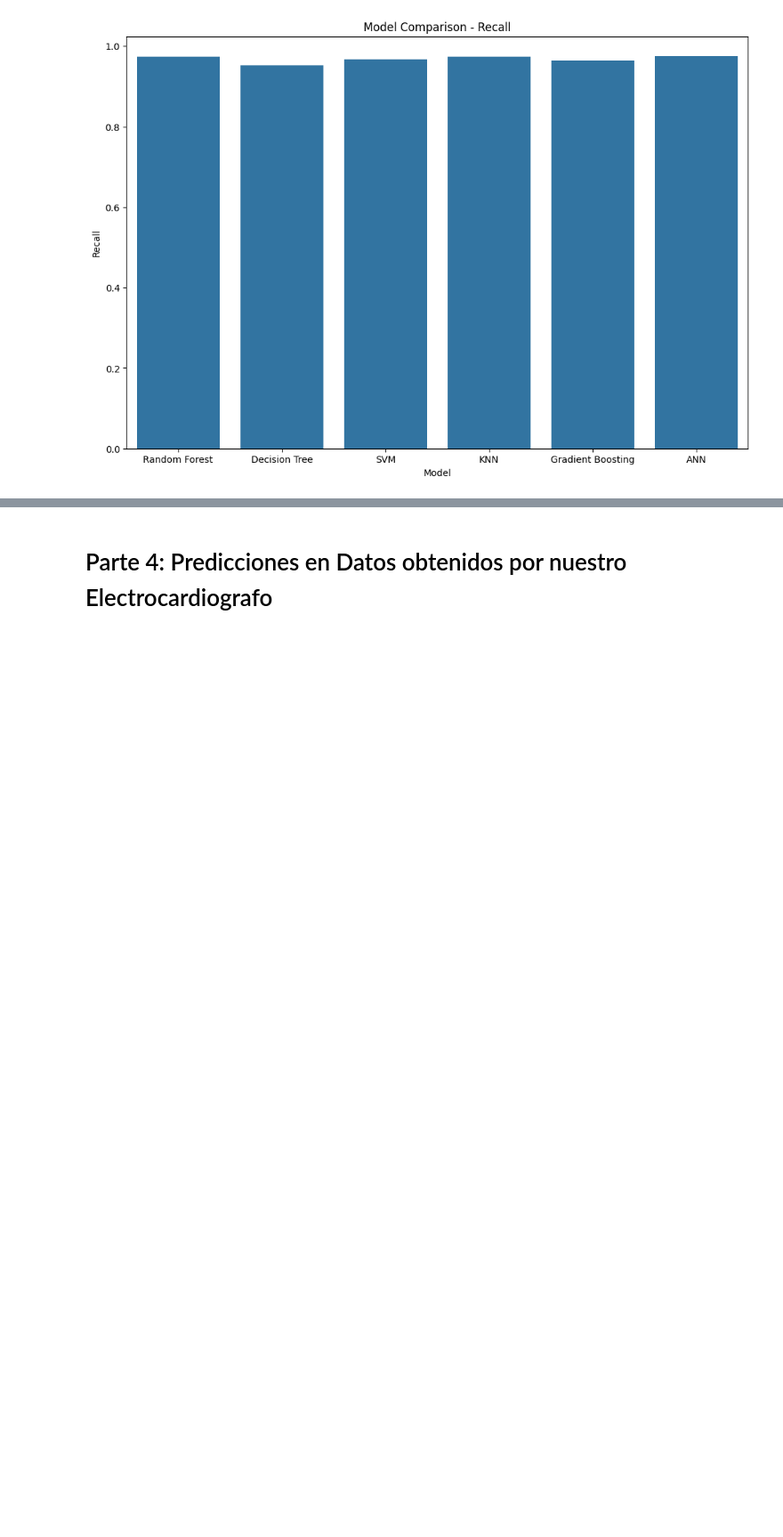
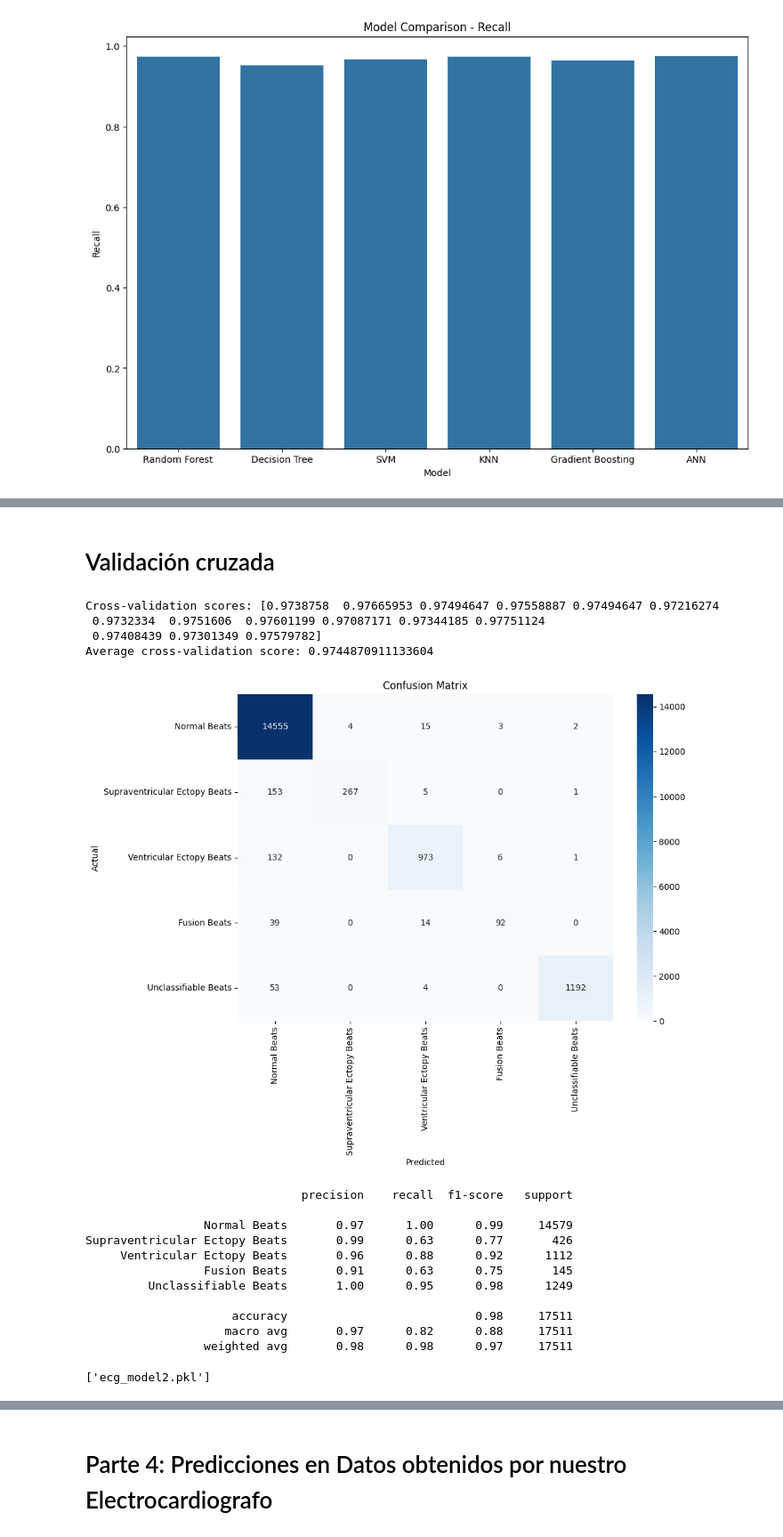
Before and after one commit to diegotrascasa/TFG_Diego_Trascasa_Garcia, a Jupyter notebook: AnalisisBueno.ipynb, the cells around one changed output, grey strips where cells are left out. Shown at 89% size. Cells and saved outputs as stored; diff of their text form; code cells hidden in the pictures; blank space fills up the shorter version.

```diff
--- a/AnalisisBueno.ipynb
+++ b/AnalisisBueno.ipynb
@@ -439,0 +462,71 @@ plt.show()
+# %% [markdown]
+# Validación cruzada
+# %%
+import pandas as pd
+from sklearn.ensemble import RandomForestClassifier
+from sklearn.metrics import confusion_matrix, classification_report
+from sklearn.model_selection import cross_val_score, train_test_split
+import matplotlib.pyplot as plt
+import seaborn as sns
+import joblib
+
+# Supongamos que ya tienes 'train_df' y 'test_df' cargados en tus variables
+
+# Split the data into features and labels
+X = train_df.iloc[:, :-1]
+y = train_df.iloc[:, -1]
+
+# Split the data into training and testing sets
+X_train, X_test, y_train, y_test = train_test_split(X, y, test_size=0.2, random_state=42)
+
+# Initialize the Random Forest classifier
+model = RandomForestClassifier(n_estimators=100, random_state=42)
+
+# Perform cross-validation
+cv_scores = cross_val_score(model, X_train, y_train, cv=15)
+
+print("Cross-validation scores:", cv_scores)
+print("Average cross-validation score:", cv_scores.mean())
+
+# Train the model on the entire training set
+model.fit(X_train, y_train)
+
+# Predict the test set results
+y_pred = model.predict(X_test)
+
+# Generate the confusion matrix
+cm = confusion_matrix(y_test, y_pred)
+labels = ['Normal Beats', 'Supraventricular Ectopy Beats', 'Ventricular Ectopy Beats', 'Fusion Beats', 'Unclassifiable Beats']
+
+# Plot the confusion matrix
+plt.figure(figsize=(10, 7))
+sns.heatmap(cm, annot=True, fmt='d', cmap='Blues', xticklabels=labels, yticklabels=labels)
+plt.xlabel('Predicted')
+plt.ylabel('Actual')
+plt.title('Confusion Matrix')
+plt.show()
+
+# Print the classification report
+report = classification_report(y_test, y_pred, target_names=labels)
+print(report)
+
+# Save the model to a file
+joblib.dump(model, 'ecg_model2.pkl')
+# %% [output]
+Cross-validation scores: [0.9738758  0.97665953 0.97494647 0.97558887 0.97494647 0.97216274
+ 0.9732334  0.9751606  0.97601199 0.97087171 0.97344185 0.97751124
+ 0.97408439 0.97301349 0.97579782]
+Average cross-validation score: 0.9744870911133604
+[figure, added]
+                               precision    recall  f1-score   support
+
+                 Normal Beats       0.97      1.00      0.99     14579
+Supraventricular Ectopy Beats       0.99      0.63      0.77       426
+     Ventricular Ectopy Beats       0.96      0.88      0.92      1112
+                 Fusion Beats       0.91      0.63      0.75       145
+         Unclassifiable Beats       1.00      0.95      0.98      1249
+
+                     accuracy                           0.98     17511
+                    macro avg       0.97      0.82      0.88     17511
+                 weighted avg       0.98      0.98      0.97     17511
+['ecg_model2.pkl']
```
Also changed, not shown: parts of 6 cells of this notebook.
